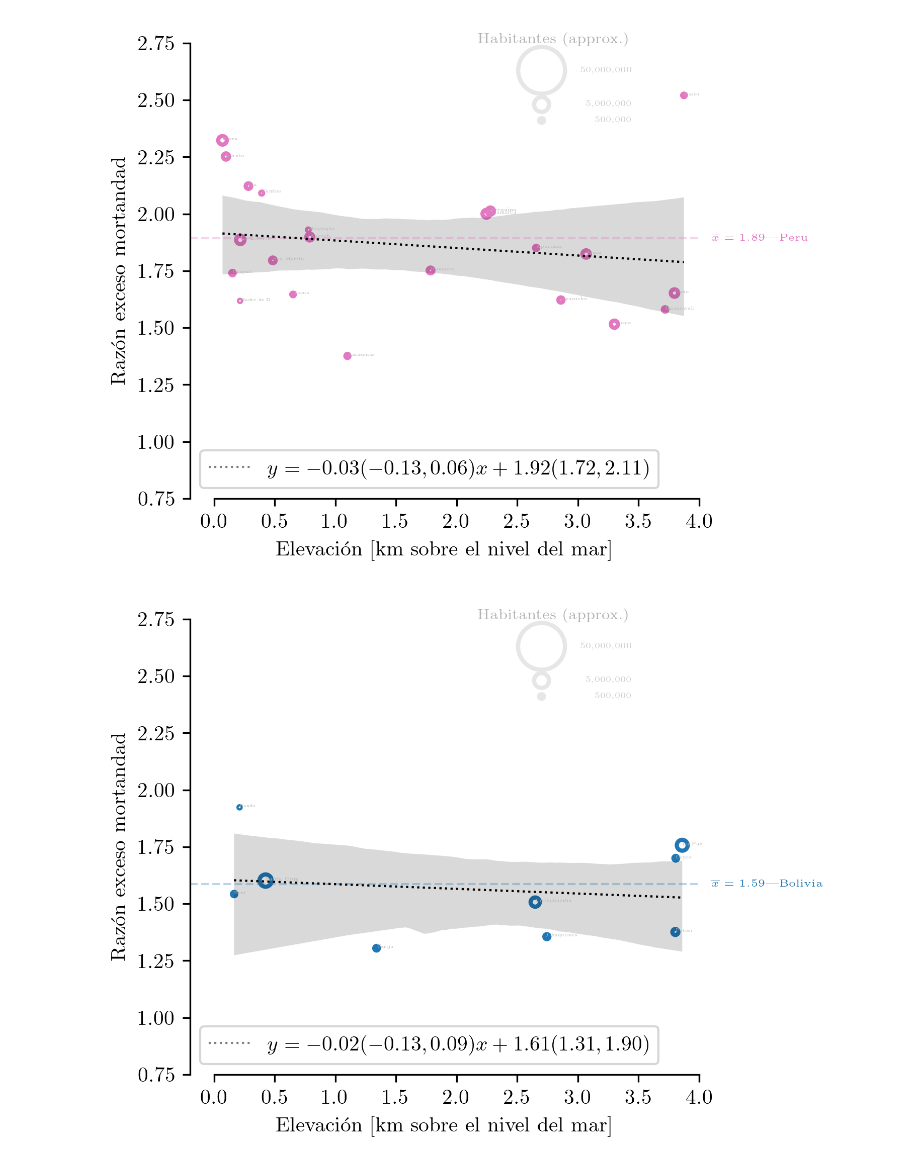
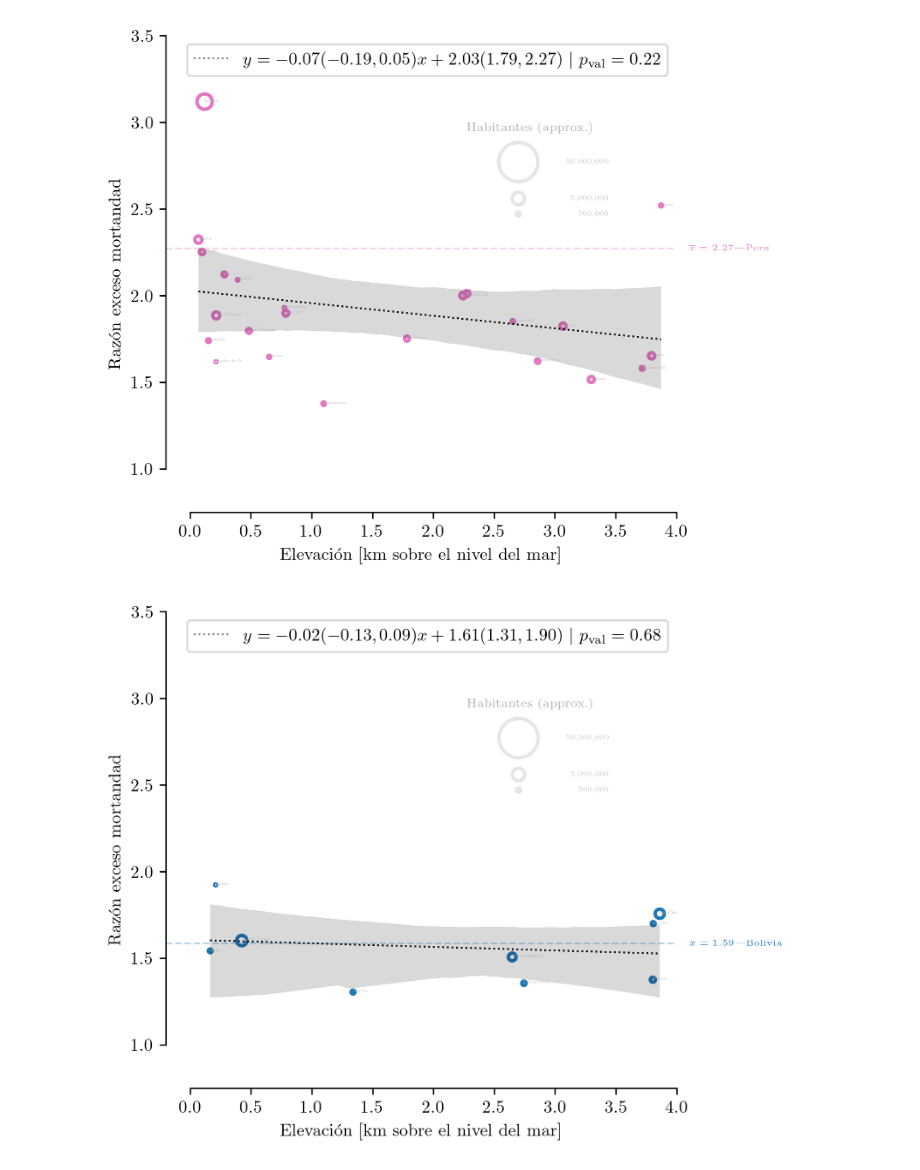
Before and after one commit to daliagachc/cov-alt, a Jupyter notebook: region_alt-Copy1.ipynb, the cells around one changed output. Drawn from its saved outputs; the diff is of its cells as text; code cells hidden in the pictures.

```diff
--- a/region_alt-Copy1.ipynb
+++ b/region_alt-Copy1.ipynb
@@ -112,7 +112,7 @@ for Couns in Counss:
              right_on='mname',validate='1:1')
 
     f2 = f2.sort_values('pop',ascending=False)
-    f2 = f2[f2['ratio']<3]
+    f2 = f2[f2['ratio']<5]
     # bo=f2['country']=='Brazil'
     # f2 = f2[bo]
 
@@ -243,7 +243,11 @@ for Couns in Counss:
 
     coef = np.round(np.round(qr2.coef_[0],2)+.000000001,2)
 
-    fy = f'  $y = {coef:.2f} ({x1:.2f},{x2:.2f}) x + {qr2.intercept_:.2f}({c1:.2f},{c2:.2f})$'
+#     fy = f'  $y = {coef:.2f} ({x1:.2f},{x2:.2f}) x + {qr2.intercept_:.2f}({c1:.2f},{c2:.2f})$'
+
+    pval = results.summary2().tables[1]['P>|t|']['x1']
+
+    fy = f'  $y = {coef:.2f} ({x1:.2f},{x2:.2f}) x + {qr2.intercept_:.2f}({c1:.2f},{c2:.2f})\\ |\\ p_{{\\rm{{val}}}}={pval:.2f}$'
 
     f2['ci']=f2['country'].replace(dic)
     cs = [cm(i) for l,i in f2['ci'].items()]
@@ -253,7 +257,7 @@ for Couns in Counss:
       "font.family": "Helvetica"
     })
 
-    f,ax= plt.subplots(dpi=300,figsize=(5,4))
+    f,ax= plt.subplots(dpi=300,figsize=(6,5))
     ax.scatter(
         f2['weighted_height'],
         f2['ratio'],
@@ -262,7 +266,7 @@ for Couns in Counss:
         lw=2,
         facecolor='none'
     )
-    ax.set_ylim(.75,2.75)
+    ax.set_ylim(.75,3.5)
     ax.set_xlim(-.2,4)
 #     ax.axhline(wmea,c='.5',ls='--',lw=1)
     ax.plot(X.values[:,0],yp13,ls=':',c='.5',lw=1,label=fy)
@@ -286,34 +290,36 @@ for Couns in Counss:
 
 #     ax.text(4.1,wmea,f'$\overline{{x}}={wmea:.2f}$|prom regional',
 #             fontsize=5,c='.5',va='center')
 
     for i,r in f2.iterrows():
         ax.text(r['weighted_height'],r['ratio'],
                r['adm'][:10], fontsize = (r['pop'])**.5/5000+2,
                 c='.7'
                )
     xx = [2.7,2.7,2.7]
-    yy = [2.63,2.48,2.41]
+
+    YY = .2
+    yy = np.array([2.57,2.36,2.27])+ YY
     pp = [5e7,5e6,5e5]
     ax.scatter(
         xx,
         yy,
         s=np.array(pp)/100000,
         lw=2,
         facecolor='none',
         edgecolor='.9')
 
     for x,y,p in zip(xx,yy,pp):
         ax.text(x+.75,y,f'{int(p):,}',va='center',ha='right',fontsize=4,c='.8')
 
-    ax.text(xx[0]+.1,2.75,'Habitantes (approx.)',fontsize=7,c='.7',ha='center')
+    ax.text(xx[0]+.1,2.75 + YY,'Habitantes (approx.)',fontsize=7,c='.7',ha='center')
 
     sns.regplot(x=_x[:,1],y=_y,scatter=False,line_kws={'lw':1,'color':'k','ls':':'},ax=ax)
     ax.set_ylabel('Razón exceso mortandad')
     ax.set_xlabel('Elevación [km sobre el nivel del mar]')
     f.subplots_adjust(right=.8)
     f.savefig(f'reg_alt_alt{Couns[0]}.pdf')
     f.savefig(f'reg_alt_alt{Couns[0]}.png')
 # %% [output]
-[figure, old version]
+[figure, new version]
-[figure, old version]
+[figure, new version]
```
Also changed, not shown: parts of 2 cells of this notebook, 33 other files.
